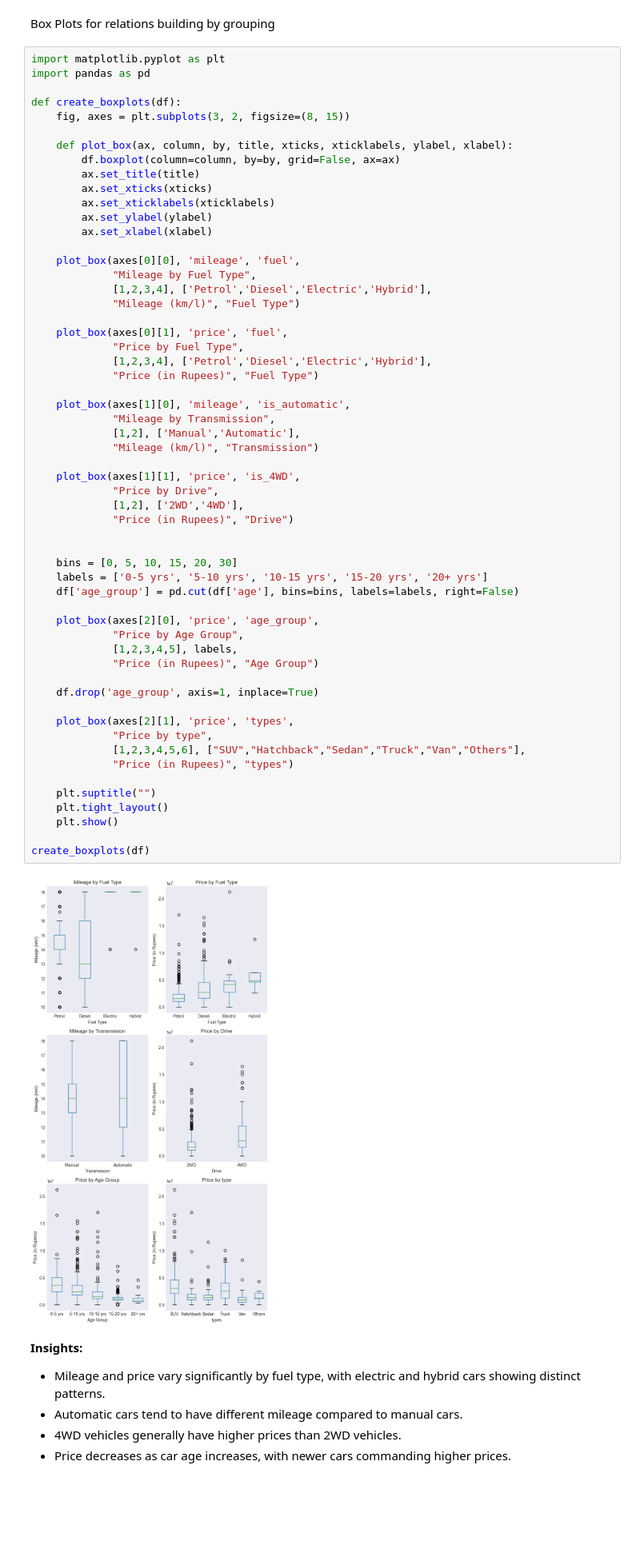
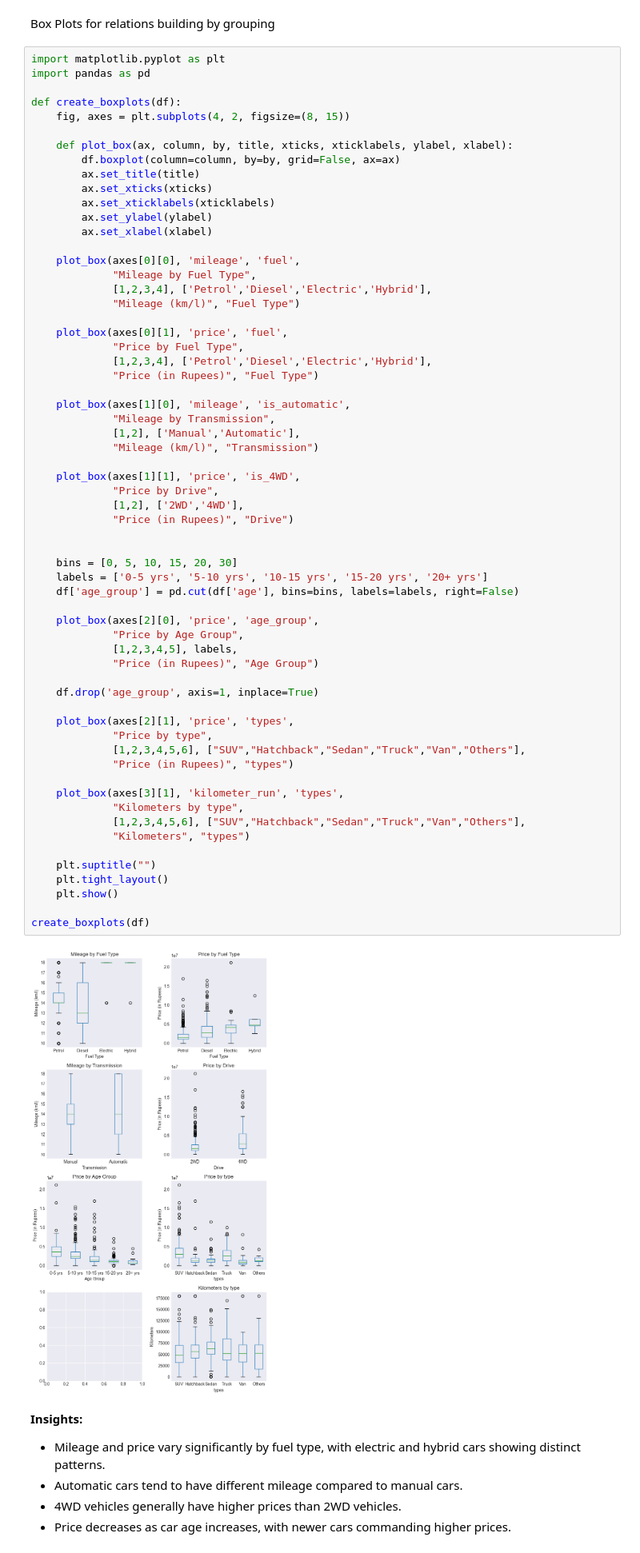
Before and after one commit to GauravKBhatt/Exploratory_Data_Analysis, a Jupyter notebook: src/processing/scraped_car_data/data_plotting.ipynb, the cells around one changed output. Shown at 80% size. Drawn from its saved outputs; the diff is of its cells as text; blank space fills up the shorter version.

```diff
--- a/src/processing/scraped_car_data/data_plotting.ipynb
+++ b/src/processing/scraped_car_data/data_plotting.ipynb
@@ -115,7 +122,7 @@ import matplotlib.pyplot as plt
 import pandas as pd
 
 def create_boxplots(df):
-    fig, axes = plt.subplots(3, 2, figsize=(8, 15))
+    fig, axes = plt.subplots(4, 2, figsize=(8, 15))
 
     def plot_box(ax, column, by, title, xticks, xticklabels, ylabel, xlabel):
         df.boxplot(column=column, by=by, grid=False, ax=ax)
@@ -141,34 +148,39 @@ def create_boxplots(df):
              "Mileage (km/l)", "Transmission")
 
     plot_box(axes[1][1], 'price', 'is_4WD',
              "Price by Drive",
              [1,2], ['2WD','4WD'],
              "Price (in Rupees)", "Drive")
 
 
     bins = [0, 5, 10, 15, 20, 30]
     labels = ['0-5 yrs', '5-10 yrs', '10-15 yrs', '15-20 yrs', '20+ yrs']
     df['age_group'] = pd.cut(df['age'], bins=bins, labels=labels, right=False)
 
     plot_box(axes[2][0], 'price', 'age_group',
              "Price by Age Group",
              [1,2,3,4,5], labels,
              "Price (in Rupees)", "Age Group")
 
     df.drop('age_group', axis=1, inplace=True)
 
     plot_box(axes[2][1], 'price', 'types',
              "Price by type",
              [1,2,3,4,5,6], ["SUV","Hatchback","Sedan","Truck","Van","Others"],
              "Price (in Rupees)", "types")
 
+    plot_box(axes[3][1], 'kilometer_run', 'types',
+             "Kilometers by type",
+             [1,2,3,4,5,6], ["SUV","Hatchback","Sedan","Truck","Van","Others"],
+             "Kilometers", "types")
+
     plt.suptitle("")
     plt.tight_layout()
     plt.show()
 
 create_boxplots(df)
 # %% [output]
-[figure, old version]
+[figure, new version]
 # %% [markdown]
 **Insights:**
 - Mileage and price vary significantly by fuel type, with electric and hybrid cars showing distinct patterns.
```
Also changed, not shown: parts of 1 cell of this notebook, 11 other files.
